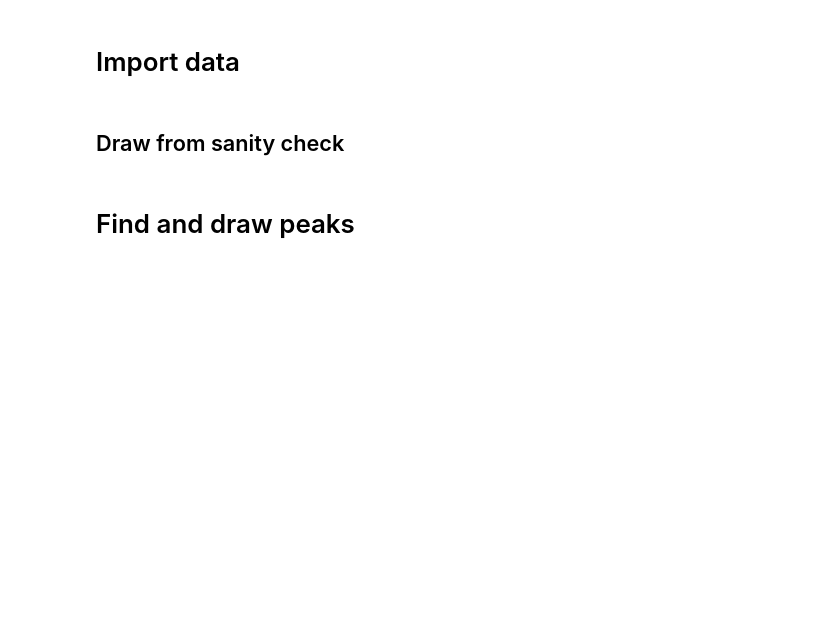
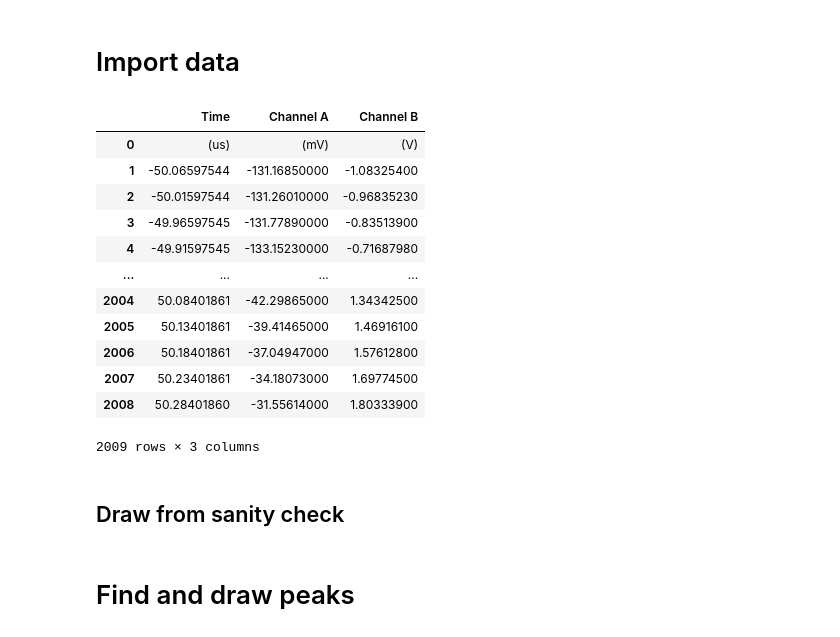
Before and after one commit to Vashistht/AdvancedLab_PHY243W, a Jupyter notebook: rlc_circuit/Chaos_lab.ipynb, the cells around one changed output. Drawn from its saved outputs; the diff is of its cells as text; code cells hidden in the pictures; blank space fills up the shorter version.

Commit message:
read two files instead of one

```diff
--- a/rlc_circuit/Chaos_lab.ipynb
+++ b/rlc_circuit/Chaos_lab.ipynb
@@ -6,4 +6,23 @@ import numpy as np
 import itertools
 # %% [markdown]
 # Import data
+# %%
+rlc_data_1 = pd.read_csv('7_10.csv')
+rlc_data_2 = pd.read_csv('7_10.csv')
+# %%
+rlc_data = rlc_data_1.append(rlc_data_2, ignore_index=True)
+# %% [output]
+|  | Time | Channel A | Channel B |
+| 0 | (us) | (mV) | (V) |
+| 1 | -50.06597544 | -131.16850000 | -1.08325400 |
+| 2 | -50.01597544 | -131.26010000 | -0.96835230 |
+| 3 | -49.96597545 | -131.77890000 | -0.83513900 |
+| 4 | -49.91597545 | -133.15230000 | -0.71687980 |
+| ... | ... | ... | ... |
+| 2004 | 50.08401861 | -42.29865000 | 1.34342500 |
+| 2005 | 50.13401861 | -39.41465000 | 1.46916100 |
+| 2006 | 50.18401861 | -37.04947000 | 1.57612800 |
+| 2007 | 50.23401861 | -34.18073000 | 1.69774500 |
+| 2008 | 50.28401860 | -31.55614000 | 1.80333900 |
+2009 rows × 3 columns
 # %%
```
Also changed, not shown: parts of 5 cells of this notebook.
